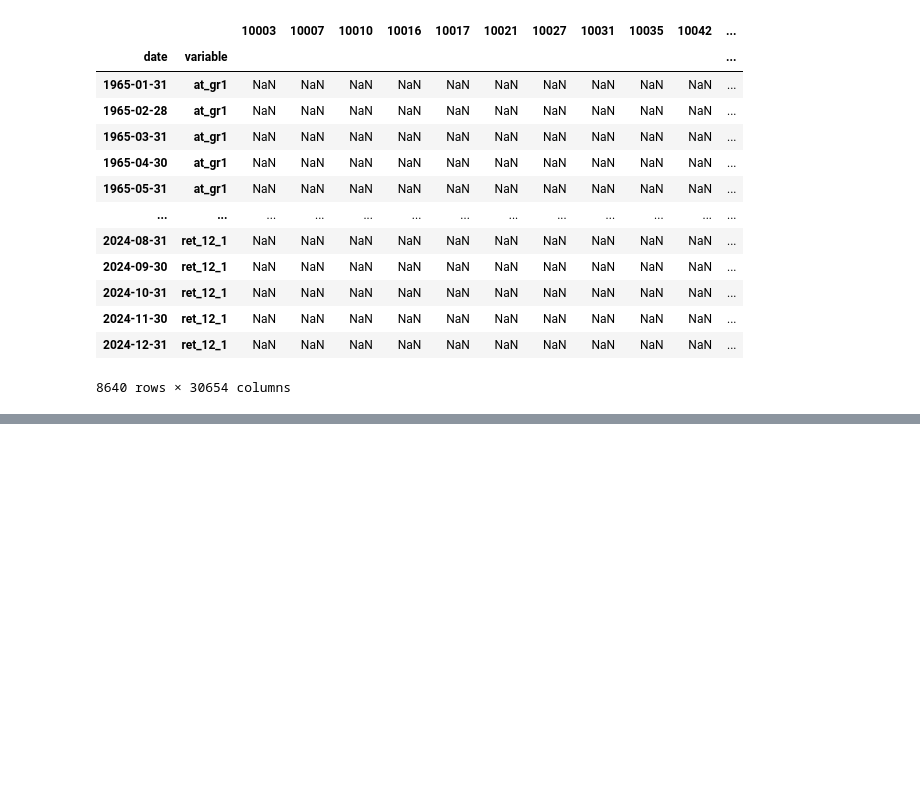
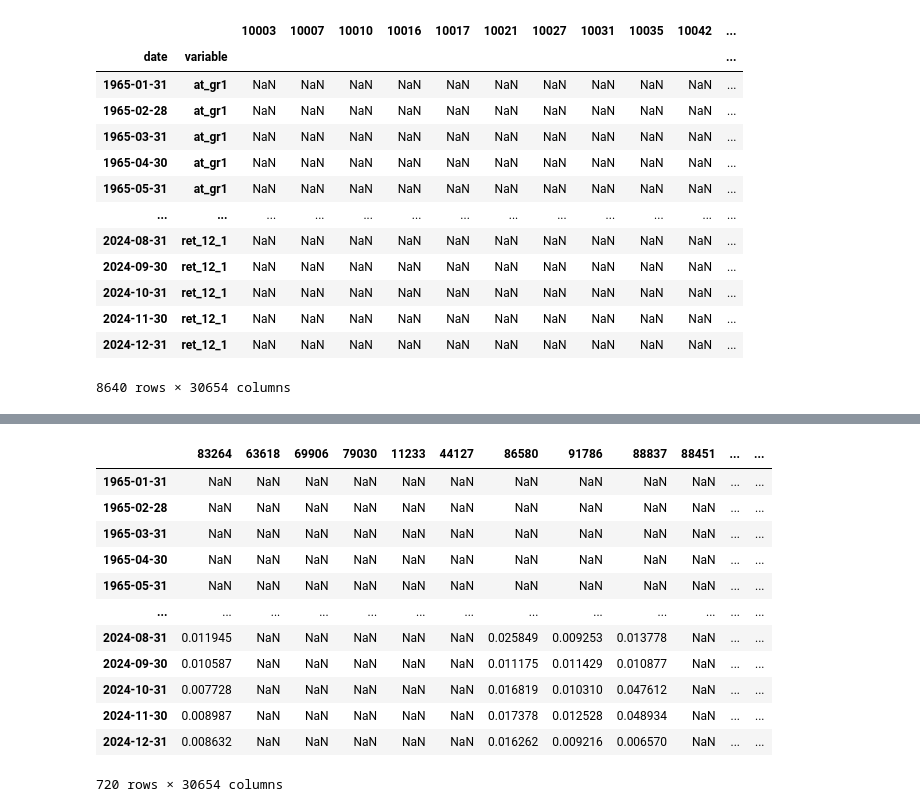
Before and after one commit to fanghe-ma/IVOL-Puzzle-and-Arbitrage-Asymmetry, a Jupyter notebook: project.ipynb, the cells around one changed output, grey strips where cells are left out. Drawn from its saved outputs; the diff is of its cells as text; code cells hidden in the pictures; blank space fills up the shorter version.

```diff
--- a/project.ipynb
+++ b/project.ipynb
@@ -560,11 +577,16 @@ anomalies_pct
 | 2024-12-31 | ret_12_1 | NaN | NaN | NaN | NaN | NaN | NaN | NaN | NaN | NaN | NaN | ... |
 8640 rows × 30654 columns
 # %%
-aggregate_mispricing_df = anomalies_pct.reset_index().groupby('date')[
-    [c for c in anomalies_pct.columns if c not in ['date', 'variable']]
-].apply(
-    lambda x: x.dropna().mean() if x.dropna().shape[0] >= 5 else np.nan
-)
+aggregated = {}
 
-aggregate_mispricing_df
+for i, stock in enumerate(anomalies_pct.columns):
+    print(f"Processing column {i}/{anomalies_pct.shape[1]}", end = '\r')
+    temp = (
+        anomalies_pct[stock]
+        .unstack('variable')
+        .apply(lambda row: row.dropna().mean() if row.dropna().shape[0] >= 5 else np.nan, axis=1)
+    )
+    aggregated[stock] = temp
+
+aggregate_mispricing_df = pd.concat(aggregated, axis=1)
 # %% [output]
@@ -582,0 +614,25 @@ aggregate_mispricing_df.to_csv('./Data/aggregate_mispricing.csv')
+# %%
+ivol_df = pd.read_csv('./Data/full_ivol_df.csv', index_col=0)
+ivol_df.index = pd.to_datetime(ivol_df.index)
+ivol_df.columns = ivol_df.columns.astype(int)
+
+filtered_cols = ivol_df.columns[
+    ivol_df.columns.isin(aggregate_mispricing_df.columns)
+]
+
+ivol_df = ivol_df[filtered_cols]
+ivol_df
+# %% [output]
+|  | 83264 | 63618 | 69906 | 79030 | 11233 | 44127 | 86580 | 91786 | 88837 | 88451 | ... | ... |
+| 1965-01-31 | NaN | NaN | NaN | NaN | NaN | NaN | NaN | NaN | NaN | NaN | ... | ... |
+| 1965-02-28 | NaN | NaN | NaN | NaN | NaN | NaN | NaN | NaN | NaN | NaN | ... | ... |
+| 1965-03-31 | NaN | NaN | NaN | NaN | NaN | NaN | NaN | NaN | NaN | NaN | ... | ... |
+| 1965-04-30 | NaN | NaN | NaN | NaN | NaN | NaN | NaN | NaN | NaN | NaN | ... | ... |
+| 1965-05-31 | NaN | NaN | NaN | NaN | NaN | NaN | NaN | NaN | NaN | NaN | ... | ... |
+| ... | ... | ... | ... | ... | ... | ... | ... | ... | ... | ... | ... | ... |
+| 2024-08-31 | 0.011945 | NaN | NaN | NaN | NaN | NaN | 0.025849 | 0.009253 | 0.013778 | NaN | ... | ... |
+| 2024-09-30 | 0.010587 | NaN | NaN | NaN | NaN | NaN | 0.011175 | 0.011429 | 0.010877 | NaN | ... | ... |
+| 2024-10-31 | 0.007728 | NaN | NaN | NaN | NaN | NaN | 0.016819 | 0.010310 | 0.047612 | NaN | ... | ... |
+| 2024-11-30 | 0.008987 | NaN | NaN | NaN | NaN | NaN | 0.017378 | 0.012528 | 0.048934 | NaN | ... | ... |
+| 2024-12-31 | 0.008632 | NaN | NaN | NaN | NaN | NaN | 0.016262 | 0.009216 | 0.006570 | NaN | ... | ... |
+720 rows × 30654 columns
```
Also changed, not shown: parts of 13 cells of this notebook.
